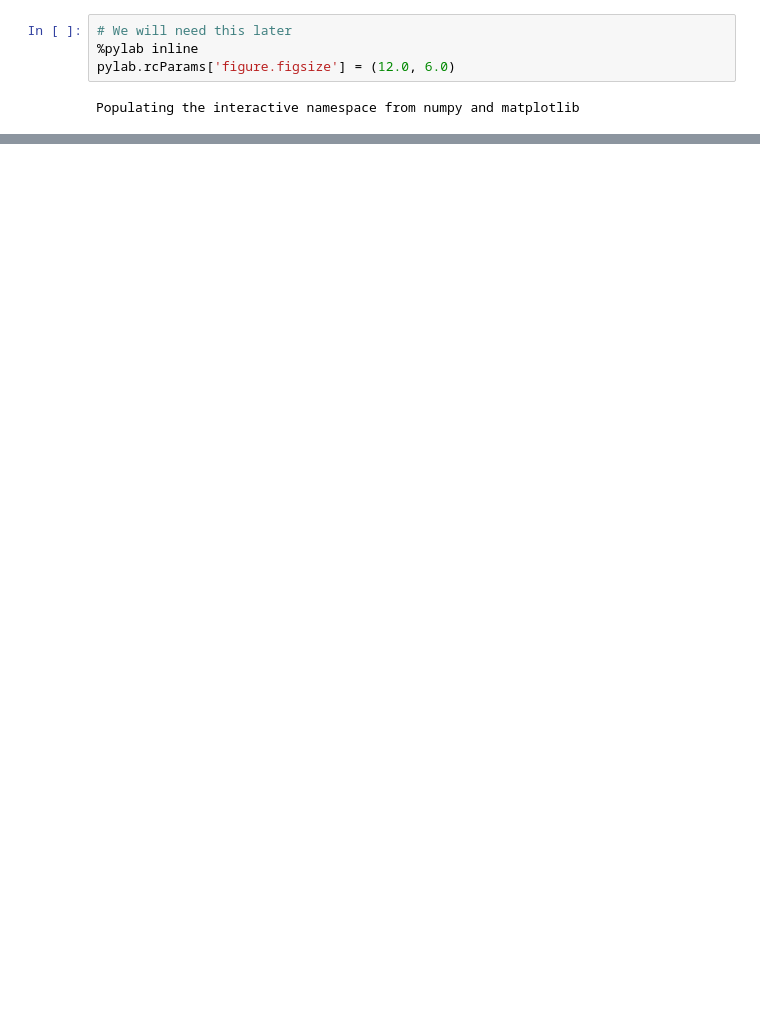
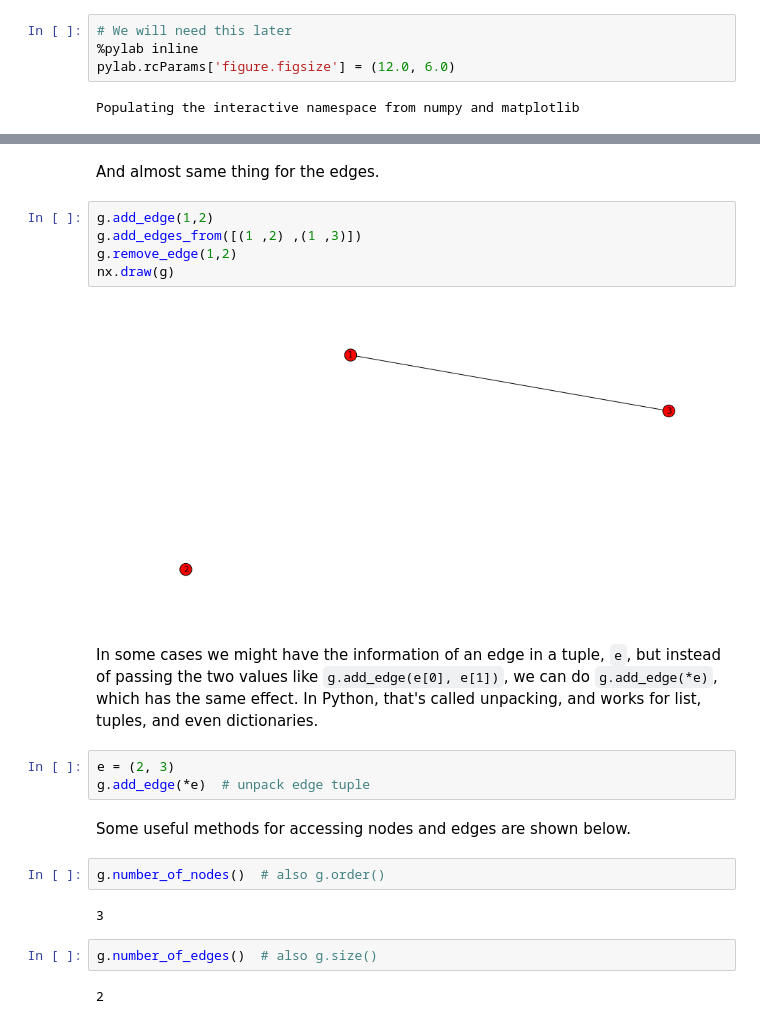
Before and after one commit to versae/data_for_humanists, a Jupyter notebook: Class18.ipynb, the cells around one changed output, grey strips where cells are left out. Cells and saved outputs as stored; diff of their text form; blank space fills up the shorter version.

```diff
--- a/Class18.ipynb
+++ b/Class18.ipynb
@@ -286,0 +231,24 @@ His clustering coefficient shows that he is in a trust network of friends, a net
+# %% [markdown]
+And almost same thing for the edges.
+# %%
+g.add_edge(1,2)
+g.add_edges_from([(1 ,2) ,(1 ,3)])
+g.remove_edge(1,2)
+nx.draw(g)
+# %% [output]
+[figure, added]
+# %% [markdown]
+In some cases we might have the information of an edge in a tuple, `e`, but instead of passing the two values like `g.add_edge(e[0], e[1])`, we can do `g.add_edge(*e)`, which has the same effect. In Python, that's called unpacking, and works for list, tuples, and even dictionaries.
+# %%
+e = (2, 3)
+g.add_edge(*e)  # unpack edge tuple
+# %% [markdown]
+Some useful methods for accessing nodes and edges are shown below.
+# %%
+g.number_of_nodes()  # also g.order()
+# %% [output]
+3
+# %%
+g.number_of_edges()  # also g.size()
+# %% [output]
+2
```
Also changed, not shown: parts of 134 cells of this notebook, 5 other files.
